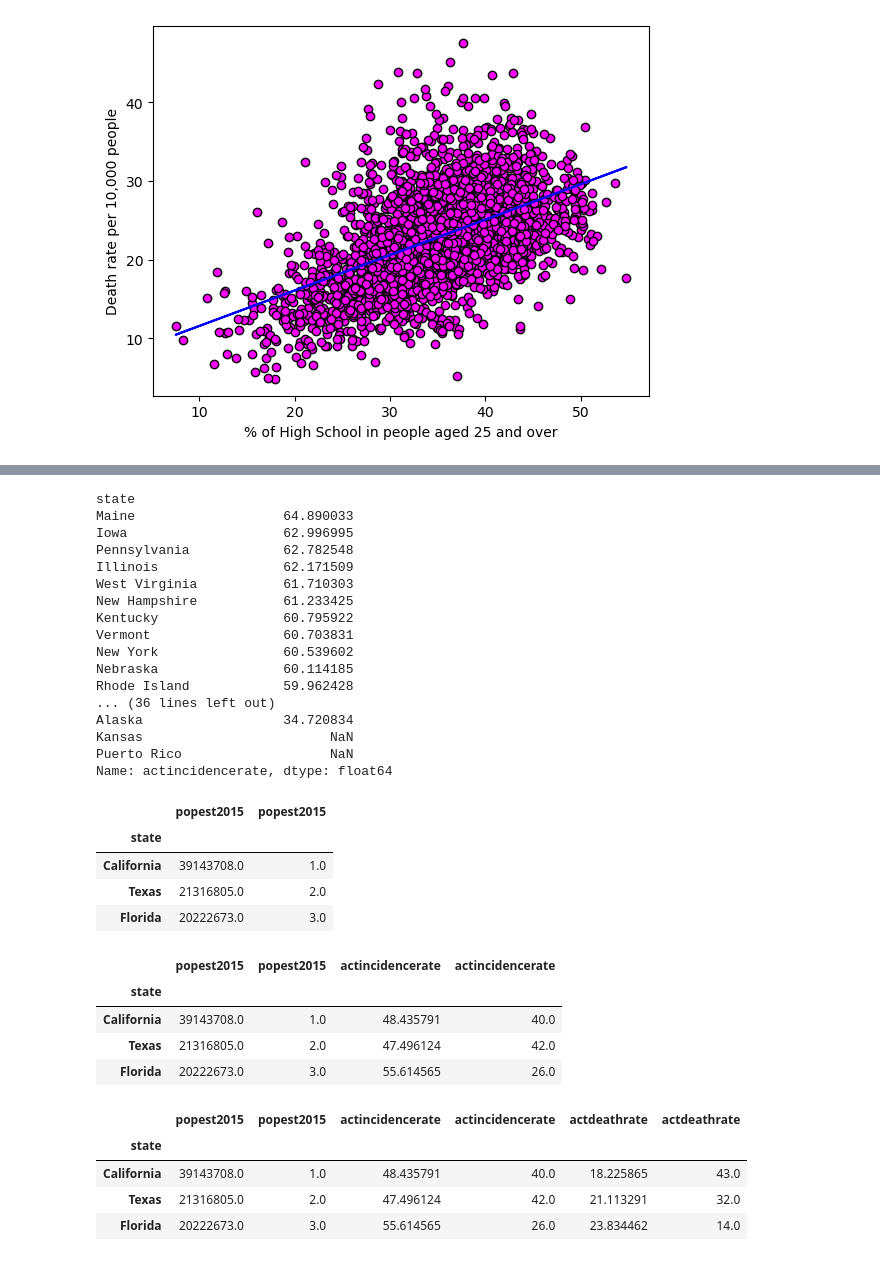
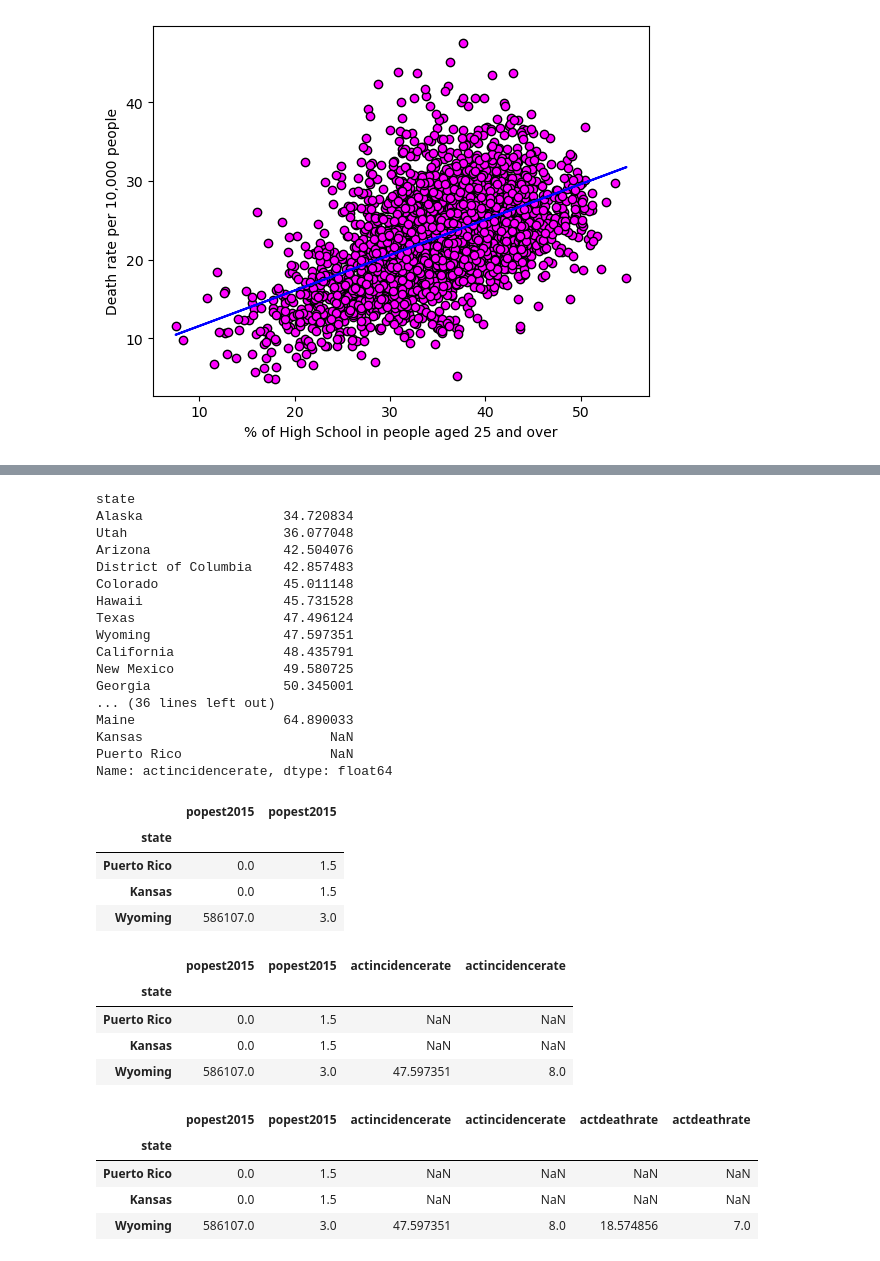
Before and after one commit to jordanskesner/plotters-against-cancer, a Jupyter notebook: education_income_cancer_analysis.ipynb, the cells around one changed output, grey strips where cells are left out. Drawn from its saved outputs; the diff is of its cells as text; code cells hidden in the pictures.

```diff
--- a/education_income_cancer_analysis.ipynb
+++ b/education_income_cancer_analysis.ipynb
@@ -246,6 +243,7 @@ df_combined.head()
 df_groupbystate = df_combined.groupby(['state'])
 # %%
-df_deathrate_bystate = df_groupbystate['actdeathrate'].mean().sort_values(ascending=False)
+# Get the average death rate by state and sort it in ascending order
+df_deathrate_bystate = df_groupbystate['actdeathrate'].mean().sort_values(ascending=True)
 df_deathrate_bystate
 # %% [output]
 state
@@ -266,54 +264,60 @@ Kansas                        NaN
 Puerto Rico                   NaN
 Name: actdeathrate, dtype: float64
 # %%
-df_incidencerate_bystate = df_groupbystate['actincidencerate'].mean().sort_values(ascending=False)
+# Get the average incidence rate by state and sort it in ascending order
+df_incidencerate_bystate = df_groupbystate['actincidencerate'].mean().sort_values(ascending=True)
 df_incidencerate_bystate
 # %% [output]
 state
+Alaska                  34.720834
+Utah                    36.077048
+Arizona                 42.504076
+District of Columbia    42.857483
+Colorado                45.011148
+Hawaii                  45.731528
+Texas                   47.496124
+Wyoming                 47.597351
+California              48.435791
+New Mexico              49.580725
+Georgia                 50.345001
+... (36 lines left out)
 Maine                   64.890033
-Iowa                    62.996995
-Pennsylvania            62.782548
-Illinois                62.171509
-West Virginia           61.710303
-New Hampshire           61.233425
-Kentucky                60.795922
-Vermont                 60.703831
-New York                60.539602
-Nebraska                60.114185
-Rhode Island            59.962428
-... (36 lines left out)
-Alaska                  34.720834
 Kansas                        NaN
 Puerto Rico                   NaN
 Name: actincidencerate, dtype: float64
 # %%
-df_population_bystate = df_groupbystate['popest2015'].sum().sort_values(ascending=False)
-df_state_ranked = pd.concat([df_population_bystate, df_population_bystate.rank(ascending=False)], axis=1)
+# Get the total population by state and sort it in ascending order.
+df_population_bystate = df_groupbystate['popest2015'].sum().sort_values(ascending=True)
+
+# Begin concatenating population and its rank together for a statewise analysis.
+df_state_ranked = pd.concat([df_population_bystate, df_population_bystate.rank(ascending=True)], axis=1)
 df_state_ranked.head(3)
 # %% [output]
 |  | popest2015 | popest2015 |
 | state |  |  |
-| California | 39143708.0 | 1.0 |
-| Texas | 21316805.0 | 2.0 |
-| Florida | 20222673.0 | 3.0 |
+| Puerto Rico | 0.0 | 1.5 |
+| Kansas | 0.0 | 1.5 |
+| Wyoming | 586107.0 | 3.0 |
 # %%
+# Concatenate cancer incidence and its rank to population.
 df_state_ranked = pd.concat([df_state_ranked, df_incidencerate_bystate], axis=1)
-df_state_ranked = pd.concat([df_state_ranked, df_incidencerate_bystate.rank(ascending=False)], axis=1)
+df_state_ranked = pd.concat([df_state_ranked, df_incidencerate_bystate.rank(ascending=True)], axis=1)
 df_state_ranked.head(3)
 # %% [output]
 |  | popest2015 | popest2015 | actincidencerate | actincidencerate |
 | state |  |  |  |  |
-| California | 39143708.0 | 1.0 | 48.435791 | 40.0 |
-| Texas | 21316805.0 | 2.0 | 47.496124 | 42.0 |
-| Florida | 20222673.0 | 3.0 | 55.614565 | 26.0 |
+| Puerto Rico | 0.0 | 1.5 | NaN | NaN |
+| Kansas | 0.0 | 1.5 | NaN | NaN |
+| Wyoming | 586107.0 | 3.0 | 47.597351 | 8.0 |
 # %%
+# Finally, concatenate cancer deaths and its rank.
 df_state_ranked = pd.concat([df_state_ranked, df_deathrate_bystate], axis=1)
-df_state_ranked = pd.concat([df_state_ranked, df_deathrate_bystate.rank(ascending=False)], axis=1)
+df_state_ranked = pd.concat([df_state_ranked, df_deathrate_bystate.rank(ascending=True)], axis=1)
 df_state_ranked.head(3)
 # %% [output]
 |  | popest2015 | popest2015 | actincidencerate | actincidencerate | actdeathrate | actdeathrate |
 | state |  |  |  |  |  |  |
-| California | 39143708.0 | 1.0 | 48.435791 | 40.0 | 18.225865 | 43.0 |
-| Texas | 21316805.0 | 2.0 | 47.496124 | 42.0 | 21.113291 | 32.0 |
-| Florida | 20222673.0 | 3.0 | 55.614565 | 26.0 | 23.834462 | 14.0 |
+| Puerto Rico | 0.0 | 1.5 | NaN | NaN | NaN | NaN |
+| Kansas | 0.0 | 1.5 | NaN | NaN | NaN | NaN |
+| Wyoming | 586107.0 | 3.0 | 47.597351 | 8.0 | 18.574856 | 7.0 |
 # %%
```
Also changed, not shown: parts of 14 cells of this notebook, 9 other files.
